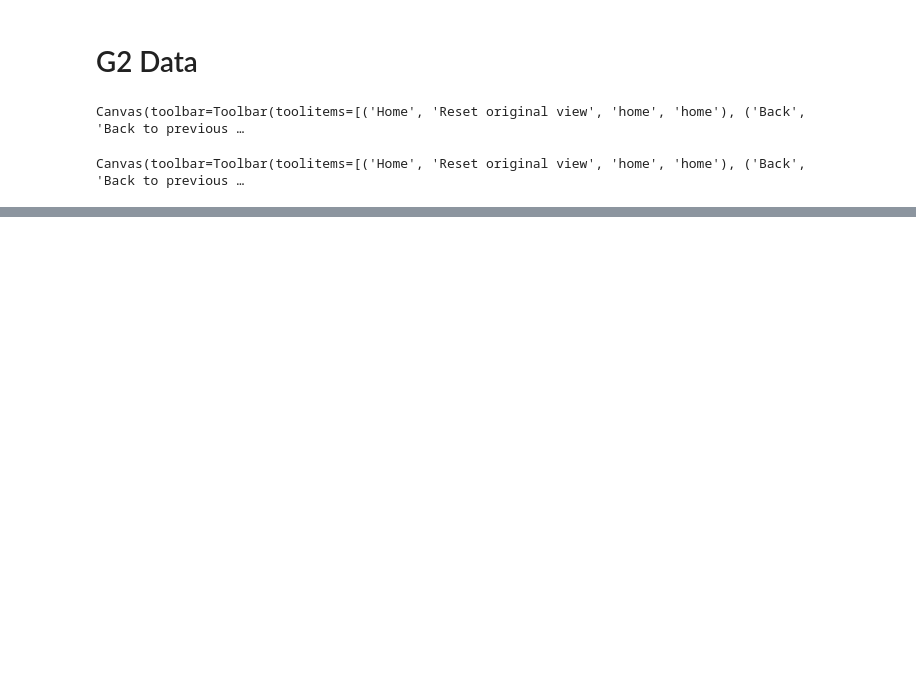
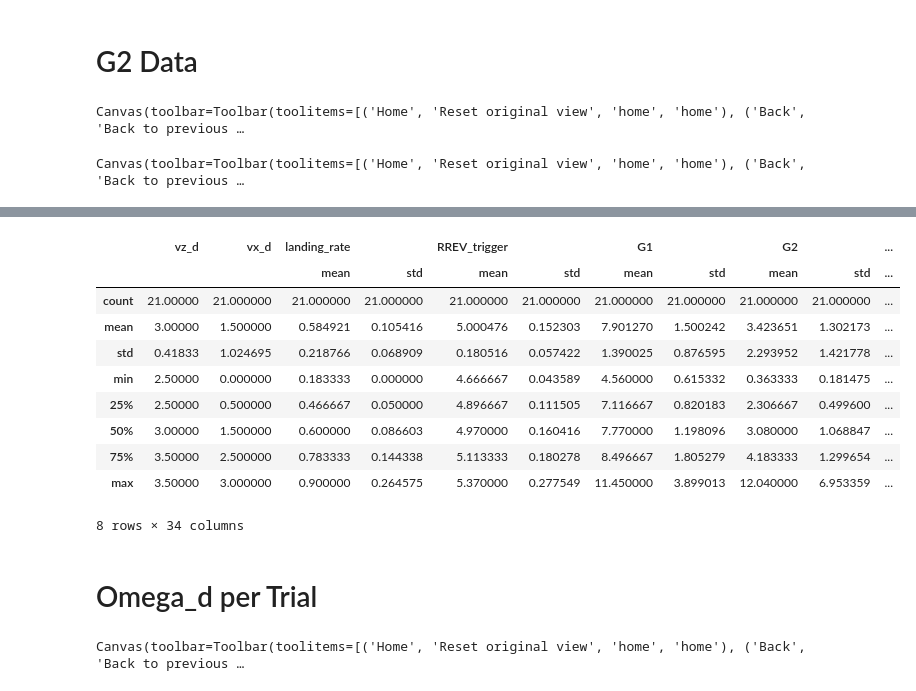
Before and after one commit to bhabas/sar_simulation, a Jupyter notebook: src/Projects/2-D_DataAnalysis/src/data_analysis.ipynb, the cells around one changed output, grey strips where cells are left out. Cells and saved outputs as stored; diff of their text form; code cells hidden in the pictures; blank space fills up the shorter version.

```diff
--- a/src/Projects/2-D_DataAnalysis/src/data_analysis.ipynb
+++ b/src/Projects/2-D_DataAnalysis/src/data_analysis.ipynb
@@ -283,0 +366,30 @@ Canvas(toolbar=Toolbar(toolitems=[('Home', 'Reset original view', 'home', 'home'
+# %%
+policy_avg_df.describe()
+# %% [output]
+|  | vz_d | vx_d | landing_rate |  | RREV_trigger |  | G1 |  | G2 |  | ... |
+|  |  |  | mean | std | mean | std | mean | std | mean | std | ... |
+| count | 21.00000 | 21.000000 | 21.000000 | 21.000000 | 21.000000 | 21.000000 | 21.000000 | 21.000000 | 21.000000 | 21.000000 | ... |
+| mean | 3.00000 | 1.500000 | 0.584921 | 0.105416 | 5.000476 | 0.152303 | 7.901270 | 1.500242 | 3.423651 | 1.302173 | ... |
+| std | 0.41833 | 1.024695 | 0.218766 | 0.068909 | 0.180516 | 0.057422 | 1.390025 | 0.876595 | 2.293952 | 1.421778 | ... |
+| min | 2.50000 | 0.000000 | 0.183333 | 0.000000 | 4.666667 | 0.043589 | 4.560000 | 0.615332 | 0.363333 | 0.181475 | ... |
+| 25% | 2.50000 | 0.500000 | 0.466667 | 0.050000 | 4.896667 | 0.111505 | 7.116667 | 0.820183 | 2.306667 | 0.499600 | ... |
+| 50% | 3.00000 | 1.500000 | 0.600000 | 0.086603 | 4.970000 | 0.160416 | 7.770000 | 1.198096 | 3.080000 | 1.068847 | ... |
+| 75% | 3.50000 | 2.500000 | 0.783333 | 0.144338 | 5.113333 | 0.180278 | 8.496667 | 1.805279 | 4.183333 | 1.299654 | ... |
+| max | 3.50000 | 3.000000 | 0.900000 | 0.264575 | 5.370000 | 0.277549 | 11.450000 | 3.899013 | 12.040000 | 6.953359 | ... |
+8 rows × 34 columns
+# %% [markdown]
+# Omega_d per Trial
+# %%
+fig = plt.figure()
+ax = fig.add_subplot(111,projection="3d")
+ax.scatter(policy_df['vx_d'],policy_df['vz_d'],policy_df['wy_d'])
+
+ax.set_title('Wy_d per Trial (Raw)')
+ax.set_xlabel('vx_d [m/s]')
+ax.set_ylabel('vz_d [m/s]')
+ax.set_zlabel('Wy_d [rad/s]')
+
+ax.yaxis.set_ticks(np.arange(2.5,4.0,0.5))
+plt.show()
+# %% [output]
+Canvas(toolbar=Toolbar(toolitems=[('Home', 'Reset original view', 'home', 'home'), ('Back', 'Back to previous …
```
Also changed, not shown: parts of 21 cells of this notebook, 3 other files.
